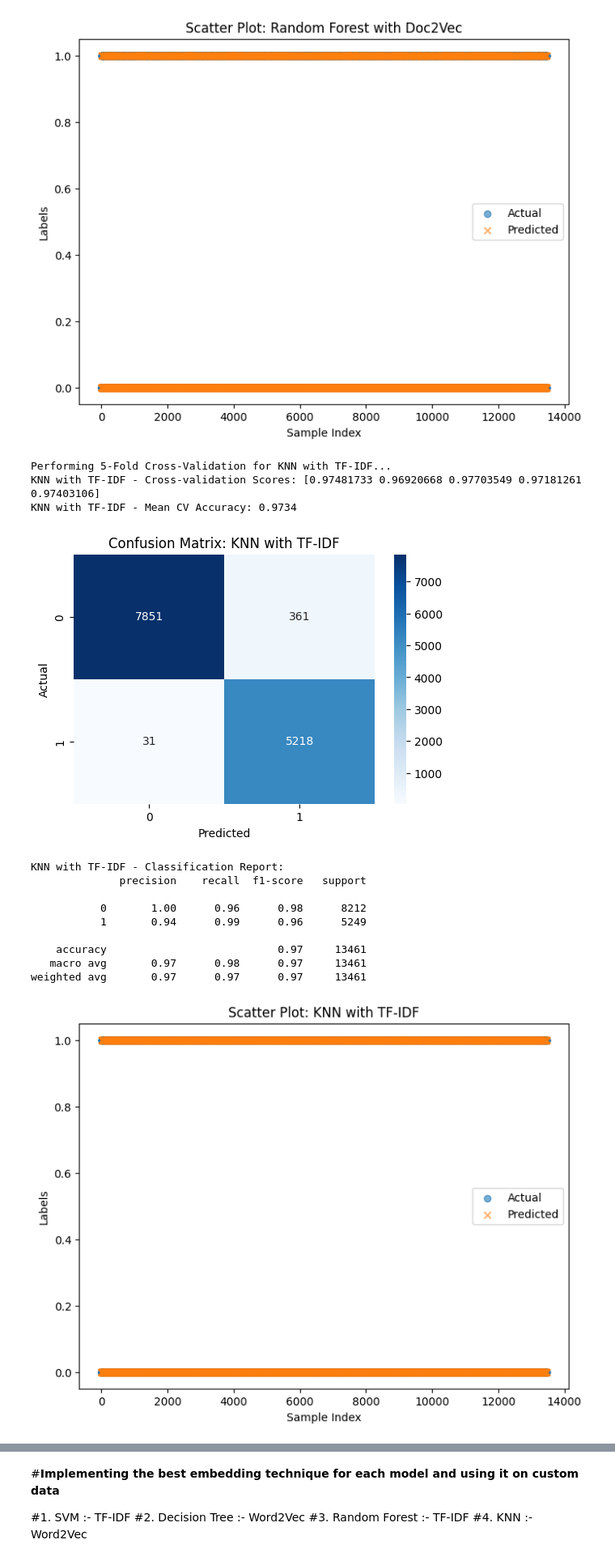
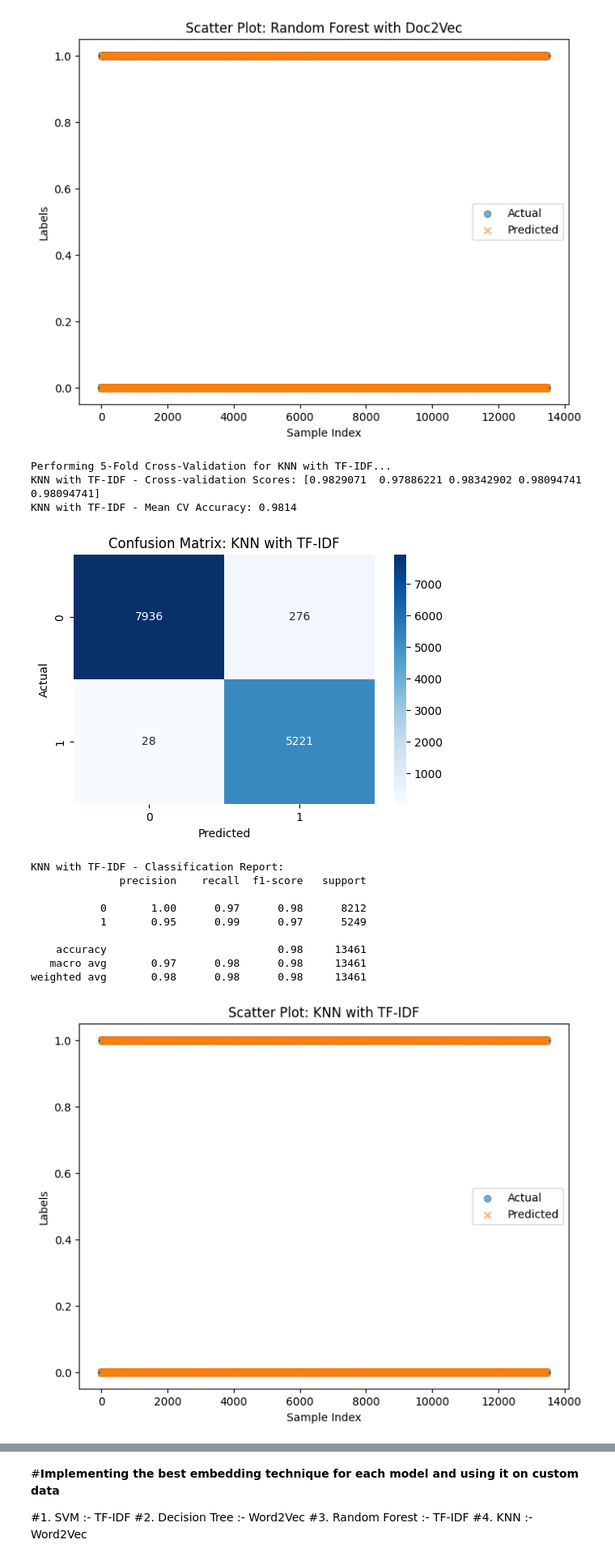
Before and after one commit to ChapelFob80930/AI-Generated-Text-Detector, a Jupyter notebook: AITextTest2.ipynb, the cells around one changed output, grey strips where cells are left out. Shown at 81% size. Cells and saved outputs as stored; diff of their text form; code cells hidden in the pictures.

```diff
--- a/AITextTest2.ipynb
+++ b/AITextTest2.ipynb
@@ -578,29 +580,29 @@ Random Forest with Doc2Vec - Classification Report:
 weighted avg       0.75      0.74      0.72     13461
 [figure]
 # %%
-error_rate = []
-for n in range(1,11):
-  knn_model_tfidf = KNeighborsClassifier(n_neighbors=n,weights='distance',metric='cosine')
-  evaluate_model_with_visualizations(knn_model_tfidf, X_train_tfidf_balanced, X_test_tfidf, y_train_tfidf_balanced, y_test, "KNN", "TF-IDF")
-  knn_model_tfidf.score(X_test_tfidf,y_test)
-  error_rate.append(1-knn_model_tfidf.score(X_test_tfidf,y_test))
-plt.plot(error_rate)
-plt.title('Error Rate vs. K Value')
-plt.xlabel('K')
-plt.ylabel('Error Rate')
-plt.show()
+# error_rate = []
+# for n in range(1,11):
+knn_model_tfidf = KNeighborsClassifier(n_neighbors=8,weights='distance',metric='cosine')
+evaluate_model_with_visualizations(knn_model_tfidf, X_train_tfidf_balanced, X_test_tfidf, y_train_tfidf_balanced, y_test, "KNN", "TF-IDF")
+  # knn_model_tfidf.score(X_test_tfidf,y_test)
+  # error_rate.append(1-knn_model_tfidf.score(X_test_tfidf,y_test))
+# plt.plot(error_rate)
+# plt.title('Error Rate vs. K Value')
+# plt.xlabel('K')
+# plt.ylabel('Error Rate')
+# plt.show()
 # %% [output]
 Performing 5-Fold Cross-Validation for KNN with TF-IDF...
-KNN with TF-IDF - Cross-validation Scores: [0.97481733 0.96920668 0.97703549 0.97181261 0.97403106]
-KNN with TF-IDF - Mean CV Accuracy: 0.9734
+KNN with TF-IDF - Cross-validation Scores: [0.9829071  0.97886221 0.98342902 0.98094741 0.98094741]
+KNN with TF-IDF - Mean CV Accuracy: 0.9814
-[figure, old version]
+[figure, new version]
 KNN with TF-IDF - Classification Report:
               precision    recall  f1-score   support
 
-           0       1.00      0.96      0.98      8212
-           1       0.94      0.99      0.96      5249
+           0       1.00      0.97      0.98      8212
+           1       0.95      0.99      0.97      5249
 
-    accuracy                           0.97     13461
-   macro avg       0.97      0.98      0.97     13461
-weighted avg       0.97      0.97      0.97     13461
+    accuracy                           0.98     13461
+   macro avg       0.97      0.98      0.98     13461
+weighted avg       0.98      0.98      0.98     13461
 [figure]
```
Also changed, not shown: parts of 5 cells of this notebook.
